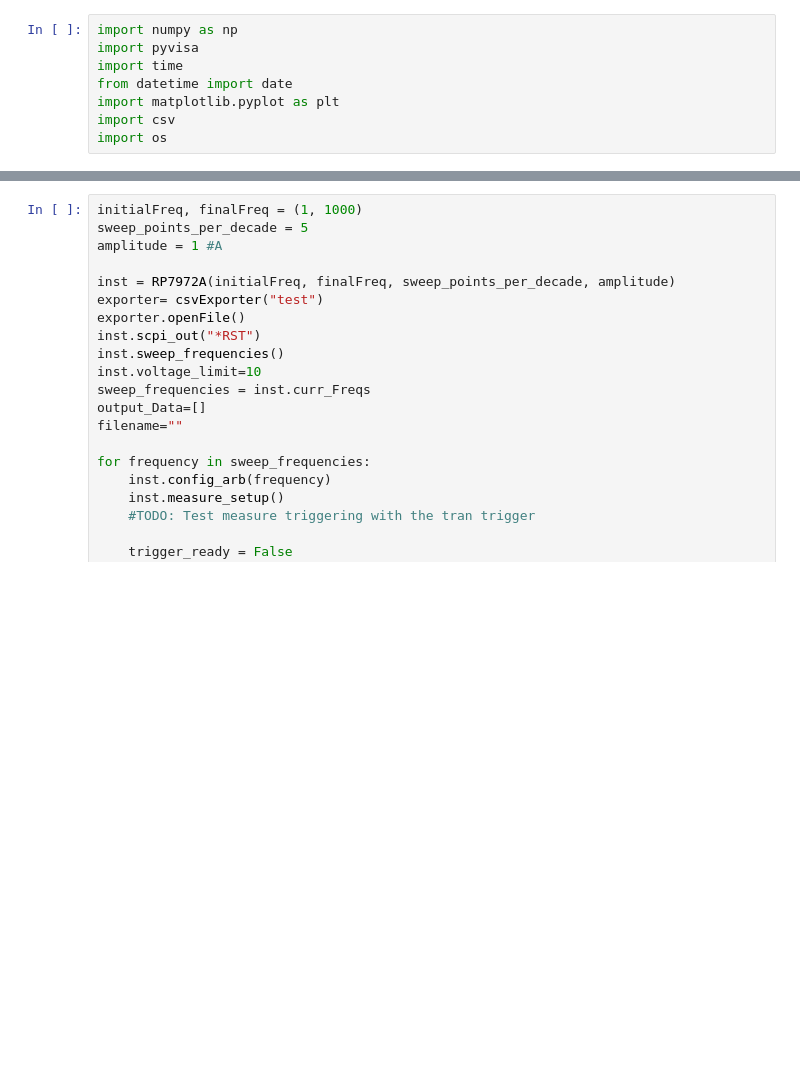
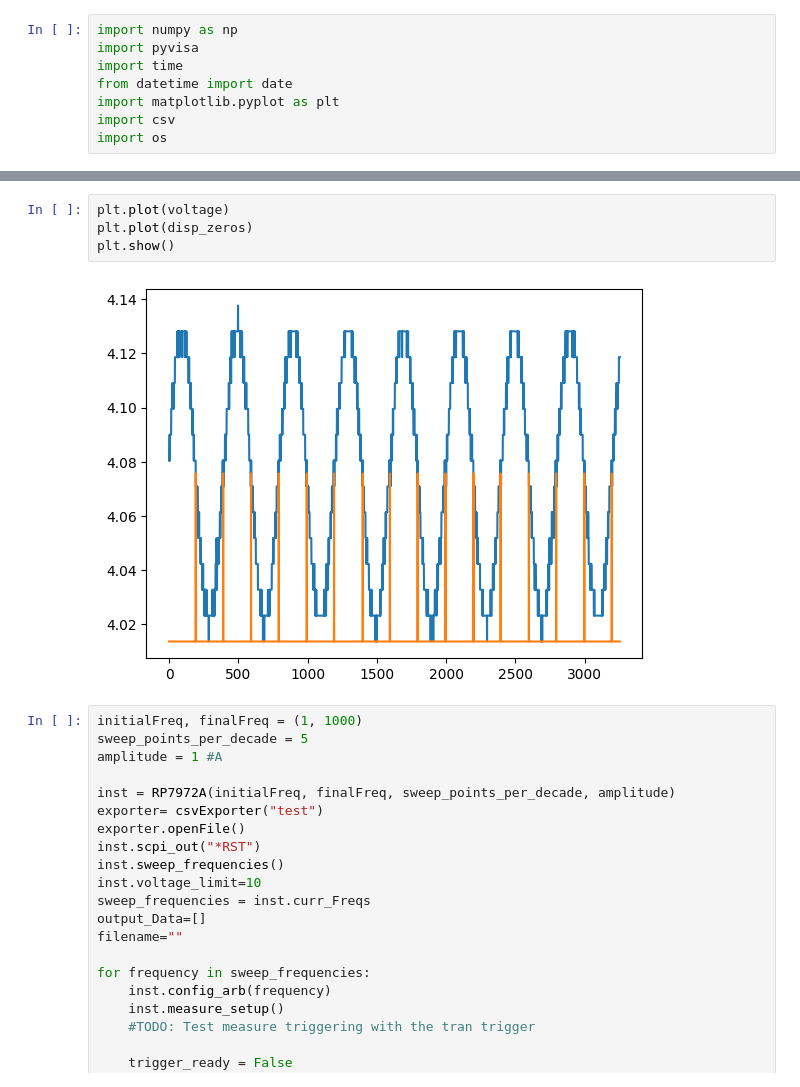
Before and after one commit to katzgo/EIS_keysight, a Jupyter notebook: EIS_app.ipynb, the cells around one changed output, grey strips where cells are left out. Cells and saved outputs as stored; diff of their text form; blank space fills up the shorter version.

Commit message:
Working voltage zero crossing
Co-authored-by: katzgo <katzgo@users.noreply.github.com>

```diff
--- a/EIS_app.ipynb
+++ b/EIS_app.ipynb
@@ -305,3 +408,9 @@ process.unpack()
+# %%
+plt.plot(voltage)
+plt.plot(disp_zeros)
+plt.show()
+# %% [output]
+[figure, added]
 # %%
 initialFreq, finalFreq = (1, 1000)
 sweep_points_per_decade = 5
```
Also changed, not shown: parts of 2 cells of this notebook.
